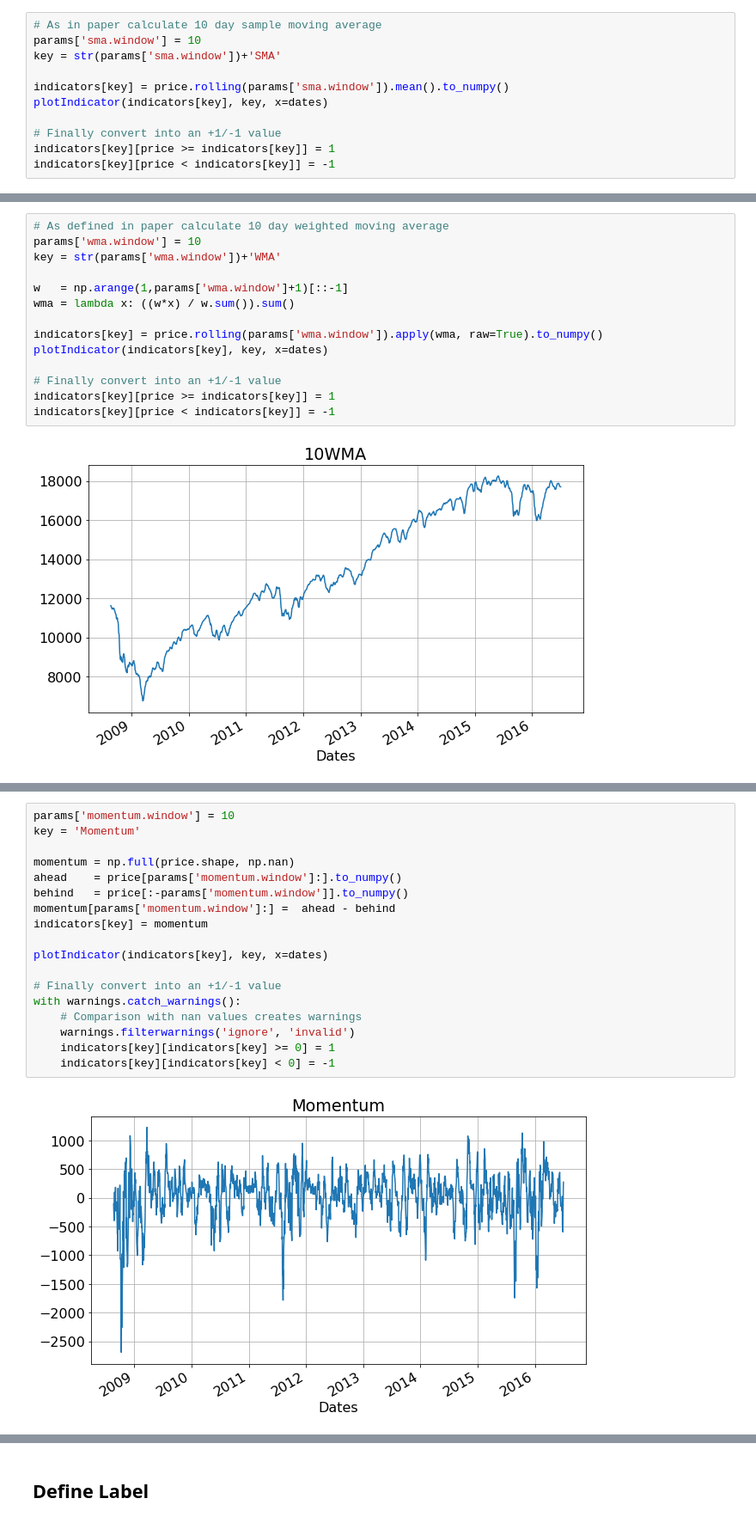
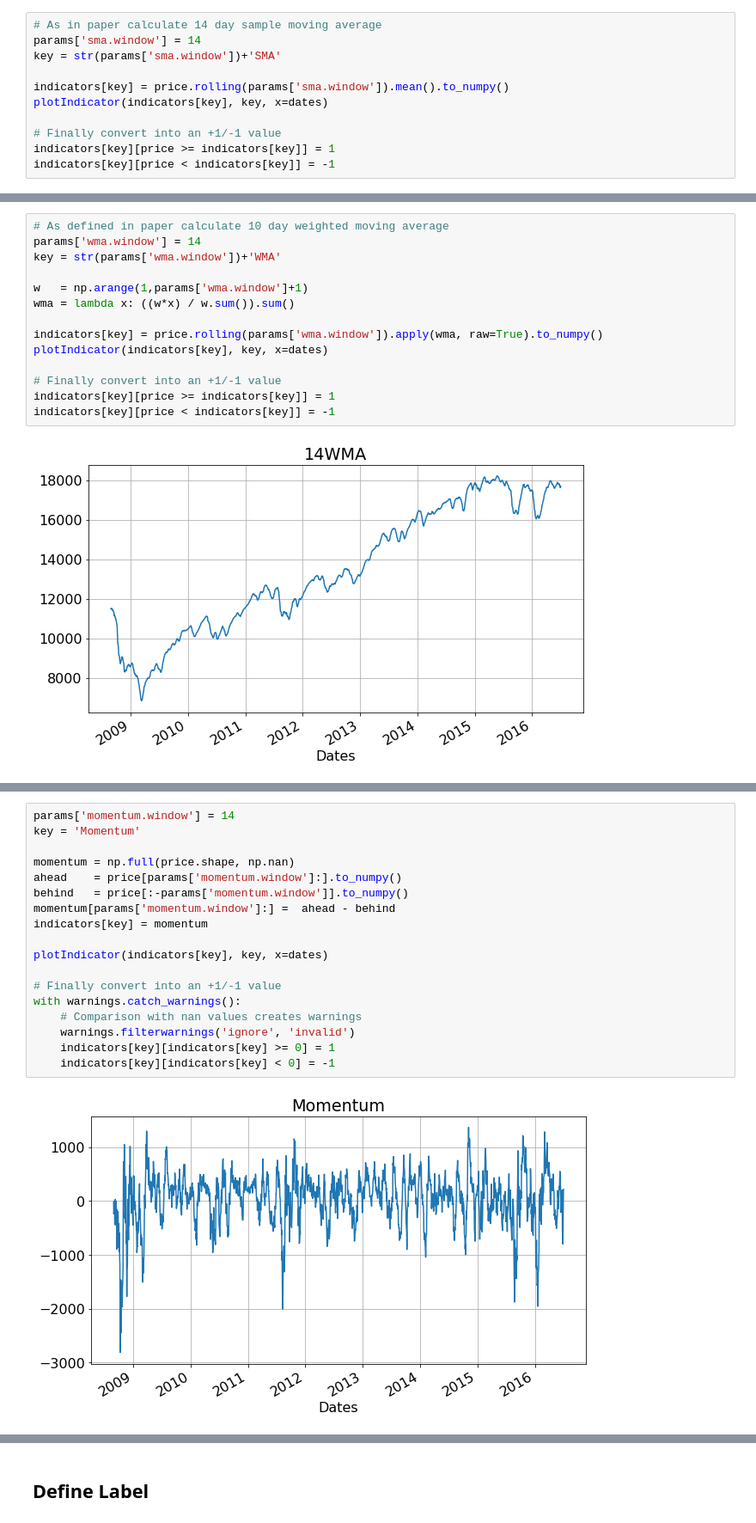
Before and after one commit to machar94/stockprediction, a Jupyter notebook: project.ipynb, the cells around one changed output, grey strips where cells are left out. Shown at 86% size. Saved outputs shown, nothing was run; the diff lists cells and outputs as text.

Commit message:
Properly calculated labels

```diff
--- a/project.ipynb
+++ b/project.ipynb
@@ -247,6 +247,6 @@ dates = df['Adj Close'].index
 # %%
-# As in paper calculate 10 day sample moving average
-params['sma.window'] = 10
+# As in paper calculate 14 day sample moving average
+params['sma.window'] = 14
 key = str(params['sma.window'])+'SMA'
 
 indicators[key] = price.rolling(params['sma.window']).mean().to_numpy()
@@ -262,9 +262,9 @@ indicators[key][price < indicators[key]] = -1
 # %%
 # As defined in paper calculate 10 day weighted moving average
-params['wma.window'] = 10
+params['wma.window'] = 14
 key = str(params['wma.window'])+'WMA'
 
-w   = np.arange(1,params['wma.window']+1)[::-1]
+w   = np.arange(1,params['wma.window']+1)
 wma = lambda x: ((w*x) / w.sum()).sum()
 
 indicators[key] = price.rolling(params['wma.window']).apply(wma, raw=True).to_numpy()
@@ -280,21 +280,21 @@ indicators[key][price < indicators[key]] = -1
 # %%
-params['momentum.window'] = 10
+params['momentum.window'] = 14
 key = 'Momentum'
 
 momentum = np.full(price.shape, np.nan)
 ahead    = price[params['momentum.window']:].to_numpy()
 behind   = price[:-params['momentum.window']].to_numpy()
 momentum[params['momentum.window']:] =  ahead - behind
 indicators[key] = momentum
 
 plotIndicator(indicators[key], key, x=dates)
 
 # Finally convert into an +1/-1 value
 with warnings.catch_warnings():
     # Comparison with nan values creates warnings
     warnings.filterwarnings('ignore', 'invalid')
     indicators[key][indicators[key] >= 0] = 1
     indicators[key][indicators[key] < 0] = -1
 # %% [output]
-[figure, old version]
+[figure, new version]
 # %% [markdown]
```
Also changed, not shown: parts of 19 cells of this notebook.
